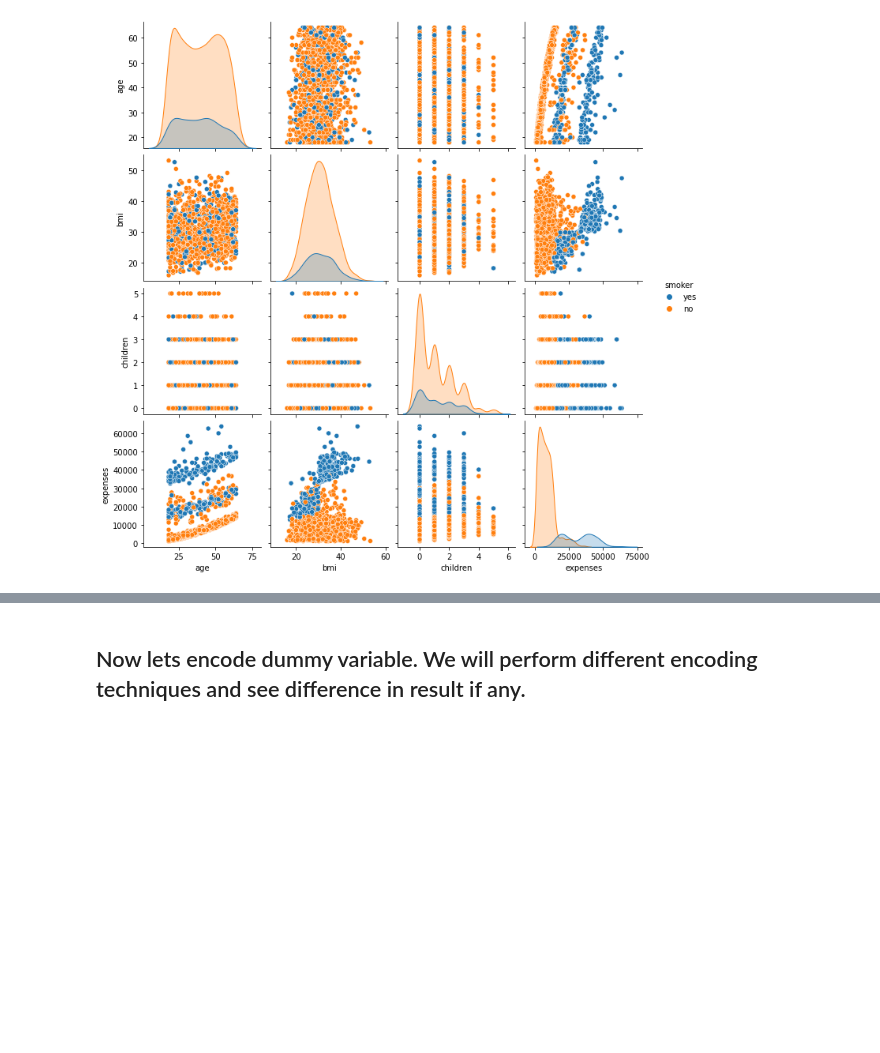
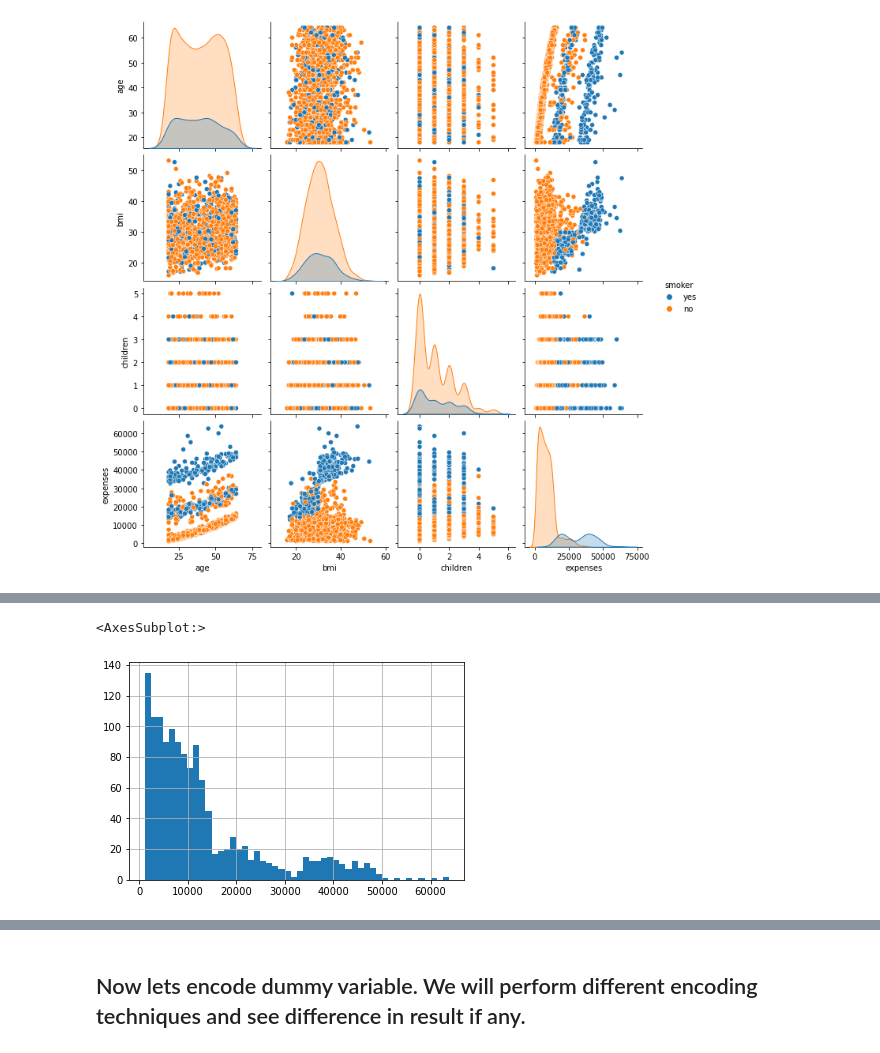
Before and after one commit to satyam-agarwal/Insurance-Premium-Prediction, a Jupyter notebook: Code/Main.ipynb, the cells around one changed output, grey strips where cells are left out. Drawn from its saved outputs; the diff is of its cells as text; code cells hidden in the pictures; blank space fills up the shorter version.

```diff
--- a/Code/Main.ipynb
+++ b/Code/Main.ipynb
@@ -176,0 +182,5 @@ sb.pairplot(dataset, hue="smoker")
+# %%
+dataset.expenses.hist(bins=50)
+# %% [output]
+<AxesSubplot:>
+[figure, added]
```
Also changed, not shown: parts of 31 cells of this notebook, 1 other file.
